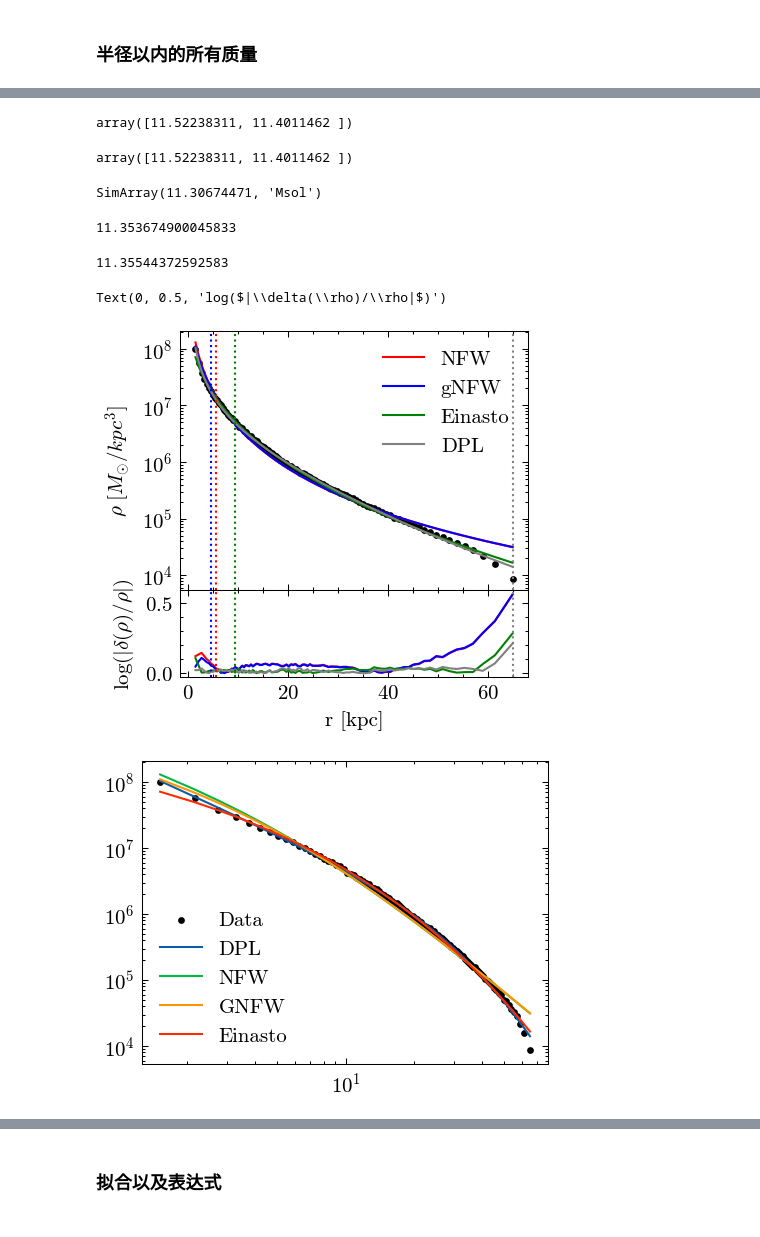
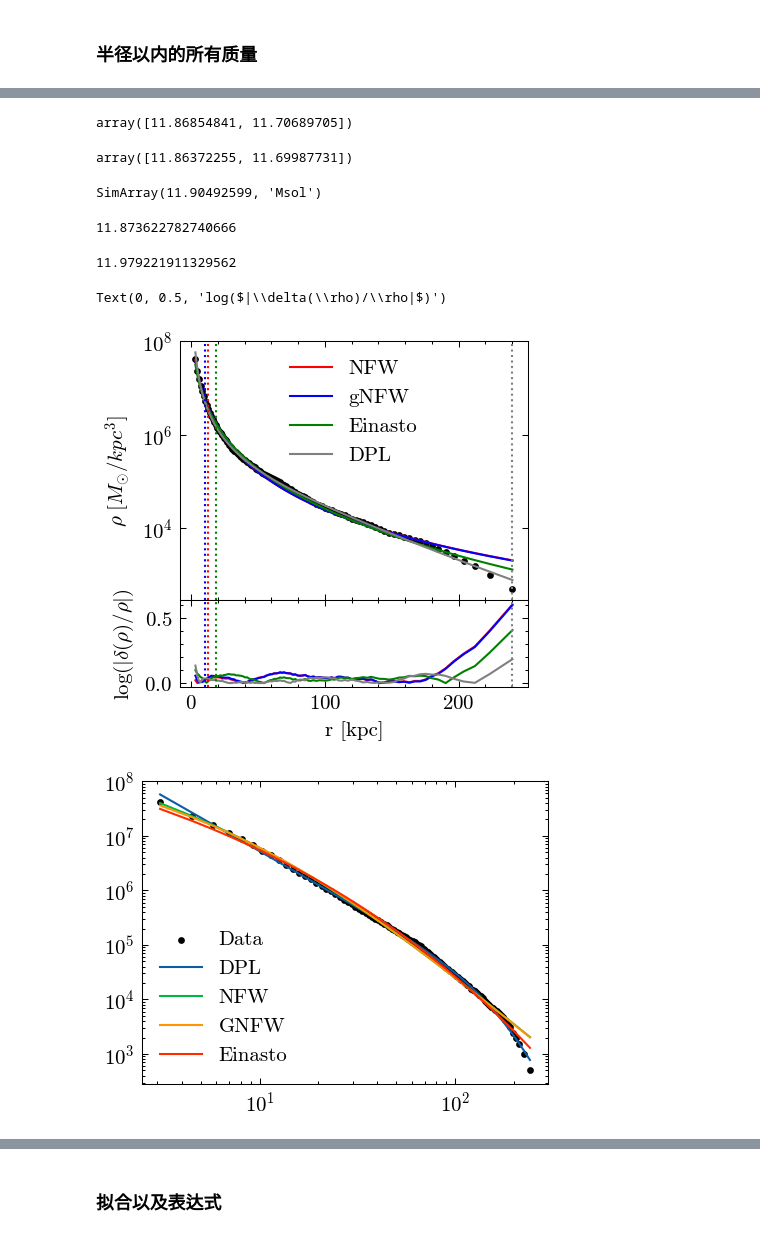
Before and after one commit to wx-ys/gal1d, a Jupyter notebook: example.ipynb, the cells around one changed output, grey strips where cells are left out. Drawn from its saved outputs; the diff is of its cells as text; code cells hidden in the pictures.

```diff
--- a/example.ipynb
+++ b/example.ipynb
@@ -12,7 +12,7 @@ import gal1d
 BATHPATH='/home/dumin/IllustrisTNG/TNG50-1/output/'
 snap99=TNGsimulation.Snapshot(BasePath=BATHPATH,Snap=99)
 # %%
-sub= snap99.load_particle(12)
+sub= snap99.load_particle(547293)
 sub.physical_units()
 sub.face_on(alignwith='star',rmax=8)
 # %%
@@ -92,53 +92,53 @@ np.log10(gnfw.Integrate(200))
 # %%
 np.log10(nfw.enclosed_mass([200,100]))
 # %% [output]
-array([11.52238311, 11.4011462 ])
+array([11.86854841, 11.70689705])
 # %%
 np.log10(nfw.Integrate([200,100]))
 # %% [output]
-array([11.52238311, 11.4011462 ])
+array([11.86372255, 11.69987731])
 # %%
 np.log10(sub.dm['mass'].sum())
 # %% [output]
-SimArray(11.30674471, 'Msol')
+SimArray(11.90492599, 'Msol')
 # %%
 np.log10(ein.enclosed_mass(200))
 # %% [output]
-11.353674900045833
+11.873622782740666
 # %%
 np.log10(ein.total_mass())
 # %% [output]
-11.35544372592583
+11.979221911329562
 # %%
 fig,axis = plt.subplots(2,1,dpi=150,height_ratios=[3,1],sharex=True,figsize=(3,3))
 axis[0].scatter(rdm,rhodm,c='k',s=5)
 axis[0].plot(rdm,nfw(rdm),c='r',label='NFW')
 axis[0].plot(rdm,gnfw(rdm),c='b',label='gNFW')
 axis[0].plot(rdm,ein(rdm),c='g',label='Einasto')
 axis[0].plot(rdm,dou(rdm),c='grey',label='DPL')
 #plt.plot(rdm,ein(rdm),c='y')
 axis[0].set_yscale('log')
 axis[1].plot(rdm, np.log10(np.abs((nfw(rdm)-rhodm)/rhodm)+1),c='r')
 axis[1].plot(rdm, np.log10(np.abs((gnfw(rdm)-rhodm)/rhodm)+1),c='b')
 axis[1].plot(rdm, np.log10(np.abs((ein(rdm)-rhodm)/rhodm)+1),c='g')
 axis[1].plot(rdm,np.log10(np.abs((dou(rdm)-rhodm)/rhodm)+1),c='grey')
 
-axis[0].axvline(gnfw['scale_radius'],c='b',linestyle=':')
-axis[0].axvline(nfw['scale_radius'],c='r',linestyle=':')
-axis[0].axvline(ein['scale_radius'],c='g',linestyle=':')
-axis[0].axvline(dou['scale_radius'],c='grey',linestyle=':')
-axis[1].axvline(gnfw['scale_radius'],c='b',linestyle=':')
-axis[1].axvline(nfw['scale_radius'],c='r',linestyle=':')
-axis[1].axvline(ein['scale_radius'],c='g',linestyle=':')
-axis[1].axvline(dou['scale_radius'],c='grey',linestyle=':')
+axis[0].axvline(gnfw['r_s'],c='b',linestyle=':')
+axis[0].axvline(nfw['r_s'],c='r',linestyle=':')
+axis[0].axvline(ein['r_s'],c='g',linestyle=':')
+axis[0].axvline(dou['r_s'],c='grey',linestyle=':')
+axis[1].axvline(gnfw['r_s'],c='b',linestyle=':')
+axis[1].axvline(nfw['r_s'],c='r',linestyle=':')
+axis[1].axvline(ein['r_s'],c='g',linestyle=':')
+axis[1].axvline(dou['r_s'],c='grey',linestyle=':')
 axis[0].legend(loc='best')
 fig.subplots_adjust(hspace=0)
 axis[1].set_xlabel('r [kpc]')
 axis[0].set_ylabel(r'$\rho\ [M_{\odot}/kpc^{3}]$')
 axis[1].set_ylabel(r'log($|\delta(\rho)/\rho|$)')
 # %% [output]
 Text(0, 0.5, 'log($|\\delta(\\rho)/\\rho|$)')
-[figure, old version]
+[figure, new version]
 # %%
 plt.figure(dpi=150)
 plt.scatter(rdm,rhodm,label='Data',c='k',s=5)
@@ -150,7 +150,7 @@ plt.legend()
 plt.yscale('log')
 plt.xscale('log')
 # %% [output]
-[figure, old version]
+[figure, new version]
 # %%
 plt.figure(dpi=150)
 plt.plot(rdm,dou.logarithmic_slope(rdm),label='Dou')
```
Also changed, not shown: parts of 21 cells of this notebook, 4 other files.
